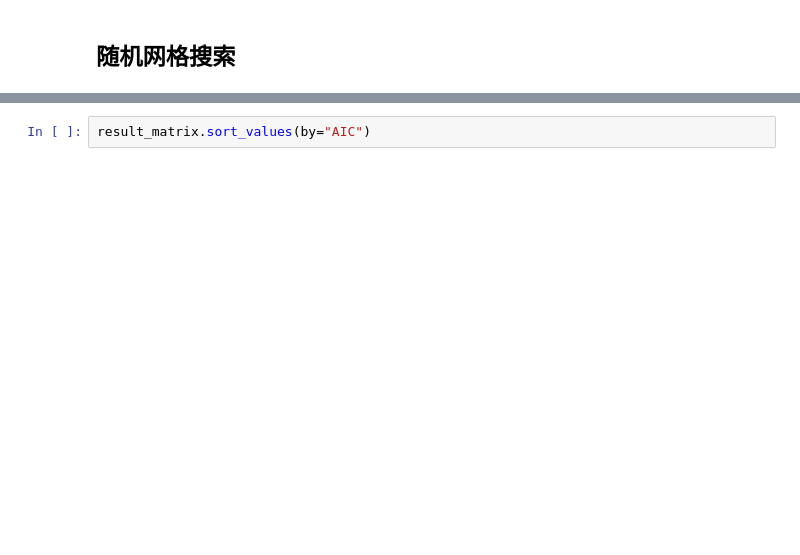
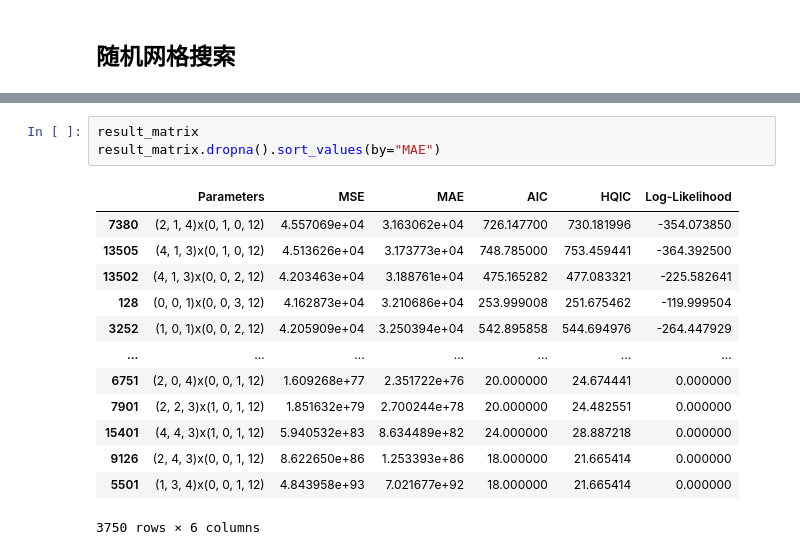
Before and after one commit to DanielZhangyc/DineOptimizer, a Jupyter notebook: homework/作业预测.ipynb, the cells around one changed output, grey strips where cells are left out. Cells and saved outputs as stored; diff of their text form; blank space fills up the shorter version.

```diff
--- a/homework/作业预测.ipynb
+++ b/homework/作业预测.ipynb
@@ -88,5 +168,20 @@ result_matrix.sort_values(by="AIC")
 # %%
-result_matrix.sort_values(by="AIC")
+result_matrix
+result_matrix.dropna().sort_values(by="MAE")
+# %% [output]
+|  | Parameters | MSE | MAE | AIC | HQIC | Log-Likelihood |
+| 7380 | (2, 1, 4)x(0, 1, 0, 12) | 4.557069e+04 | 3.163062e+04 | 726.147700 | 730.181996 | -354.073850 |
+| 13505 | (4, 1, 3)x(0, 1, 0, 12) | 4.513626e+04 | 3.173773e+04 | 748.785000 | 753.459441 | -364.392500 |
+| 13502 | (4, 1, 3)x(0, 0, 2, 12) | 4.203463e+04 | 3.188761e+04 | 475.165282 | 477.083321 | -225.582641 |
+| 128 | (0, 0, 1)x(0, 0, 3, 12) | 4.162873e+04 | 3.210686e+04 | 253.999008 | 251.675462 | -119.999504 |
+| 3252 | (1, 0, 1)x(0, 0, 2, 12) | 4.205909e+04 | 3.250394e+04 | 542.895858 | 544.694976 | -264.447929 |
+| ... | ... | ... | ... | ... | ... | ... |
+| 6751 | (2, 0, 4)x(0, 0, 1, 12) | 1.609268e+77 | 2.351722e+76 | 20.000000 | 24.674441 | 0.000000 |
+| 7901 | (2, 2, 3)x(1, 0, 1, 12) | 1.851632e+79 | 2.700244e+78 | 20.000000 | 24.482551 | 0.000000 |
+| 15401 | (4, 4, 3)x(1, 0, 1, 12) | 5.940532e+83 | 8.634489e+82 | 24.000000 | 28.887218 | 0.000000 |
+| 9126 | (2, 4, 3)x(0, 0, 1, 12) | 8.622650e+86 | 1.253393e+86 | 18.000000 | 21.665414 | 0.000000 |
+| 5501 | (1, 3, 4)x(0, 0, 1, 12) | 4.843958e+93 | 7.021677e+92 | 18.000000 | 21.665414 | 0.000000 |
+3750 rows × 6 columns
 # %%
 from statsmodels.tsa.statespace.sarimax import SARIMAX
 
```
Also changed, not shown: parts of 8 cells of this notebook.
